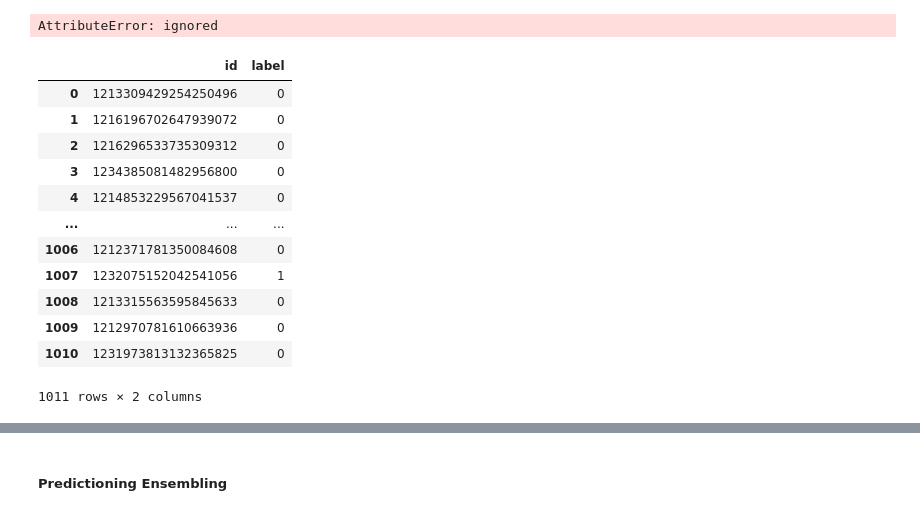
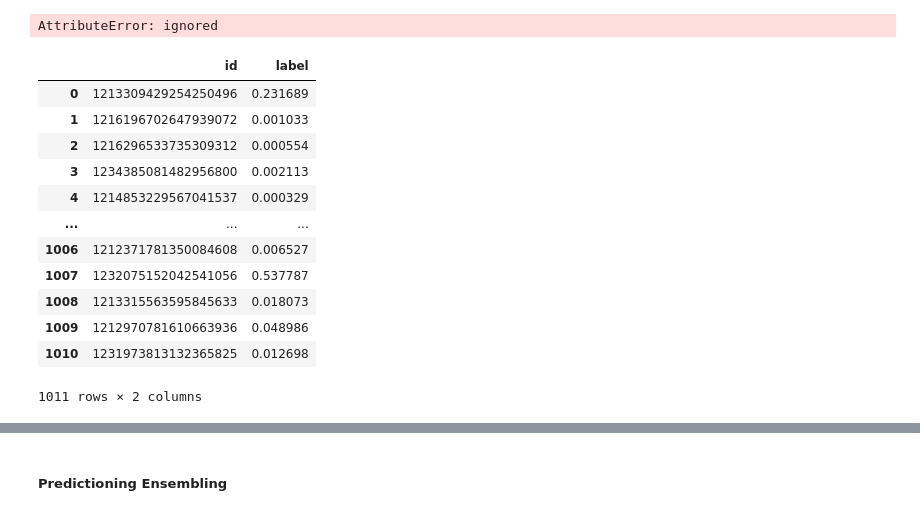
Before and after one commit to eryawww/ristek_datathon, a Jupyter notebook: model.ipynb, the cells around one changed output, grey strips where cells are left out. Cells and saved outputs as stored; diff of their text form; code cells hidden in the pictures.

Commit message:
Deep Learning Final Layer Training Cloud Push

```diff
--- a/model.ipynb
+++ b/model.ipynb
@@ -745,14 +712,14 @@ img_model.compile('adam', loss = losses.BinaryCrossentropy(), metrics = [f1_scor
 # %%
 from keras import callbacks
-val_mae_earlystopping = callbacks.EarlyStopping('val_f1_score', patience=30, mode='max', restore_best_weights=True)
-# hist = text_model.fit(
-#     x = [train_ids, train_ams, train_msk],
-#     y = tf.cast(train_y, tf.float32),
-#     epochs = 300,
-#     batch_size = 32,
-#     validation_data = ([val_ids, val_ams, val_msk], tf.cast(val_y, tf.float32)),
-#     callbacks=[val_mae_earlystopping]
-# )
+val_mae_earlystopping = callbacks.EarlyStopping('val_f1_score', patience=10, mode='max', restore_best_weights=True)
+hist = text_model.fit(
+    x = [train_ids, train_ams, train_msk],
+    y = tf.cast(train_y, tf.float32),
+    epochs = 300,
+    batch_size = 32,
+    validation_data = ([val_ids, val_ams, val_msk], tf.cast(val_y, tf.float32)),
+    callbacks=[val_mae_earlystopping]
+)
 hist2 = img_model.fit(
     x = train_img,
     y = tf.cast(train_y, tf.float32),
@@ -788,12 +758,13 @@ test_tbr['textPred'] = text_model.predict([test_ids, test_ams, test_msk], verbos
 from xgboost import XGBClassifier
 from catboost import CatBoostClassifier
 from sklearn.ensemble import RandomForestClassifier
+from lightgbm import LGBMClassifier
 
-final_model = XGBClassifier(
+final_model = CatBoostClassifier(
     n_estimators = 1000,
-    # max_depth=5
-    learning_rate= 0.001,
-    tree_method = 'gpu_hist'
+    # max_depth=4
+    # learning_rate= 0.001,
+    # tree_method = 'gpu_hist'
 )
 final_model.fit(train_tbr, train_y)
 clear_output()
@@ -807,24 +798,24 @@ plt.barh(final_model.feature_names_in_, final_model.feature_importances_)
 # %% [output]
 AttributeError: ignored
 # %%
-pred = final_model.predict(test_tbr[train_tbr.columns])
+pred = final_model.predict_proba(test_tbr[train_tbr.columns])
 output = pd.DataFrame()
 output['id'] = test.id
-output['label'] = pred
+output['label'] = [x[1] for x in pred]
 output
 # %% [output]
 |  | id | label |
-| 0 | 1213309429254250496 | 0 |
-| 1 | 1216196702647939072 | 0 |
-| 2 | 1216296533735309312 | 0 |
-| 3 | 1234385081482956800 | 0 |
-| 4 | 1214853229567041537 | 0 |
+| 0 | 1213309429254250496 | 0.231689 |
+| 1 | 1216196702647939072 | 0.001033 |
+| 2 | 1216296533735309312 | 0.000554 |
+| 3 | 1234385081482956800 | 0.002113 |
+| 4 | 1214853229567041537 | 0.000329 |
 | ... | ... | ... |
-| 1006 | 1212371781350084608 | 0 |
-| 1007 | 1232075152042541056 | 1 |
-| 1008 | 1213315563595845633 | 0 |
-| 1009 | 1212970781610663936 | 0 |
-| 1010 | 1231973813132365825 | 0 |
+| 1006 | 1212371781350084608 | 0.006527 |
+| 1007 | 1232075152042541056 | 0.537787 |
+| 1008 | 1213315563595845633 | 0.018073 |
+| 1009 | 1212970781610663936 | 0.048986 |
+| 1010 | 1231973813132365825 | 0.012698 |
 1011 rows × 2 columns
 # %%
 output['label'].value_counts()
```
Also changed, not shown: parts of 35 cells of this notebook.
